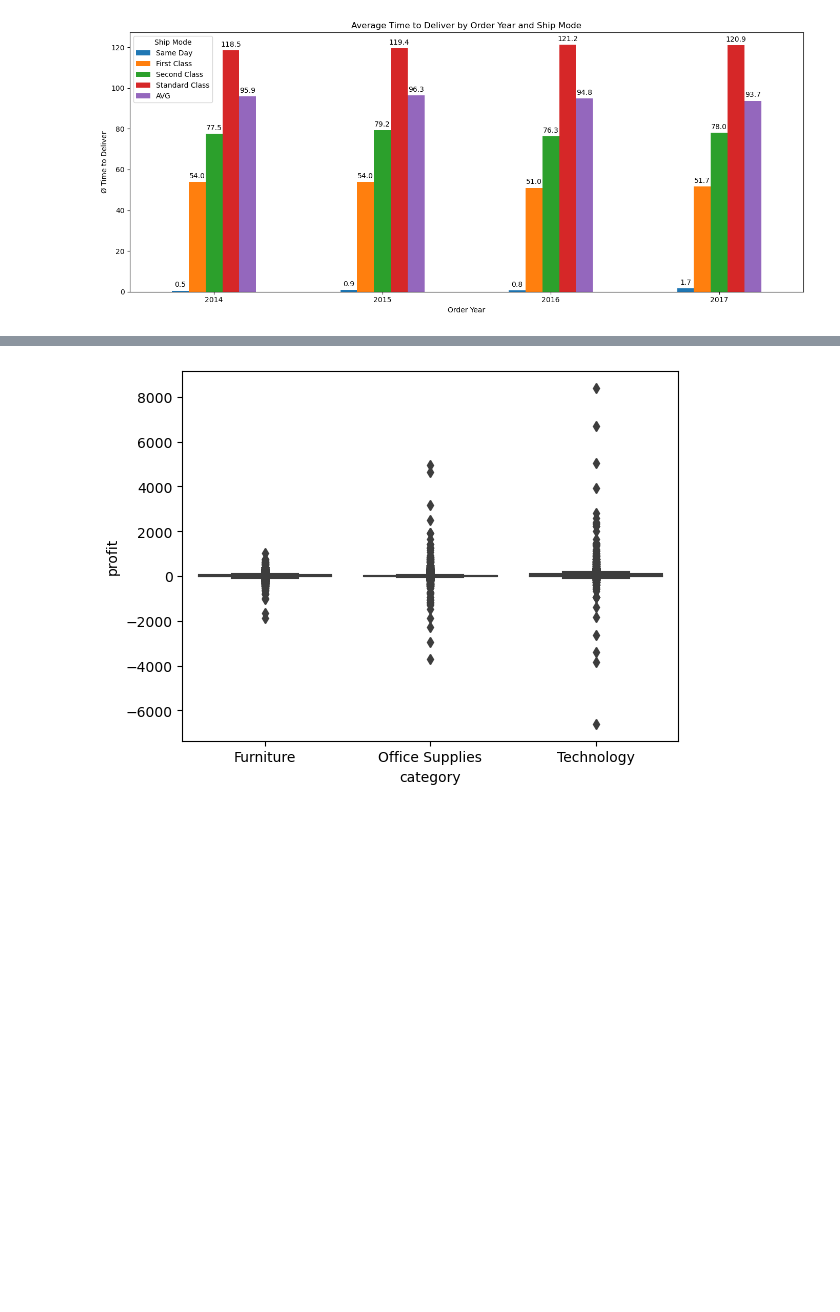
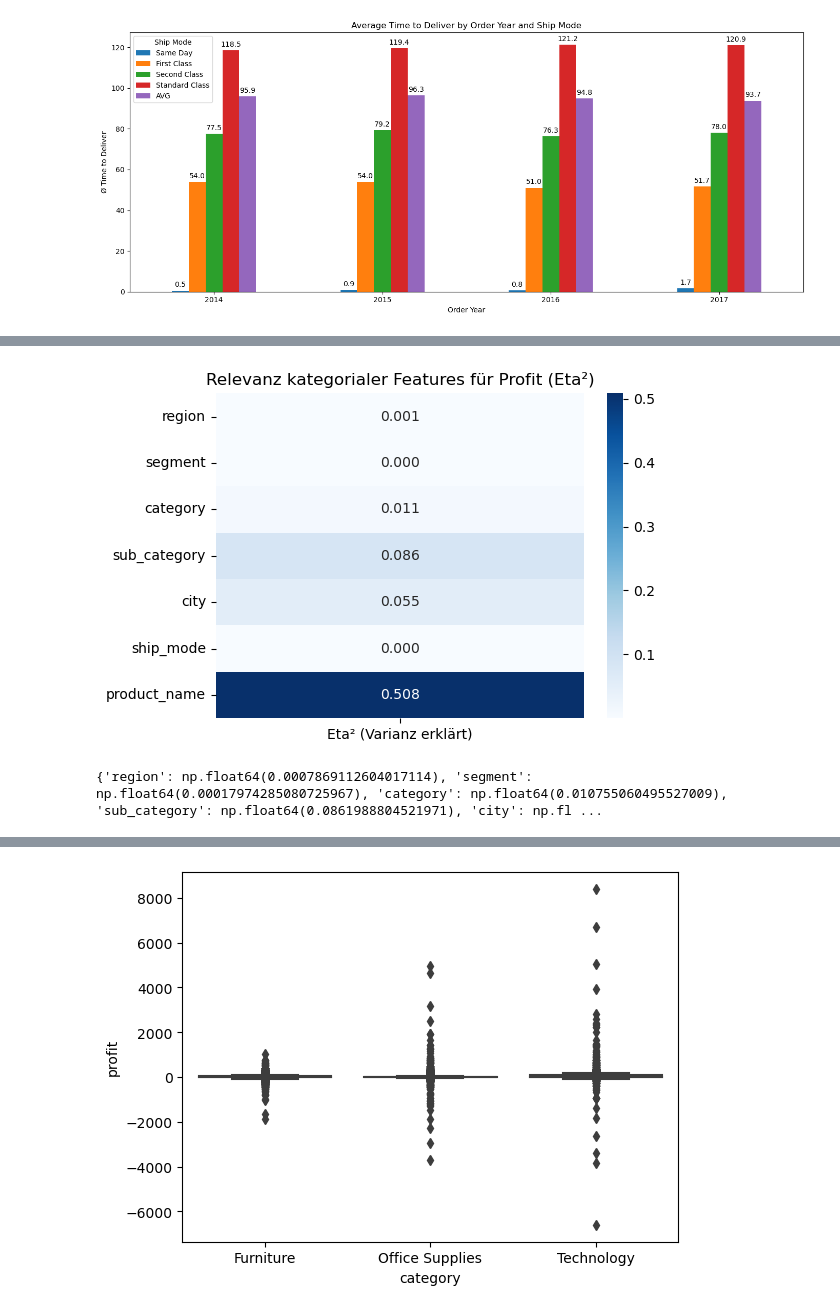
Before and after one commit to justushtr/data_engineering, a Jupyter notebook: test_real_1.ipynb, the cells around one changed output, grey strips where cells are left out. Cells and saved outputs as stored; diff of their text form; code cells hidden in the pictures; blank space fills up the shorter version.

```diff
--- a/test_real_1.ipynb
+++ b/test_real_1.ipynb
@@ -324,0 +239,66 @@ discount - profit: -0.2195
+# %%
+import pandas as pd
+import numpy as np
+import seaborn as sns
+import matplotlib.pyplot as plt
+from scipy import stats
+
+# Funktion zur Berechnung von Eta-Quadrat
+def eta_squared(df, categorical_col, target_col):
+    groups = [
+        df[target_col].values
+        for name, group in df.groupby(categorical_col)
+    ]
+    f_stat, p_val = stats.f_oneway(*groups)
+
+    grand_mean = df[target_col].mean()
+    ss_between = sum(
+        len(group) * (group.mean() - grand_mean) ** 2
+        for name, group in df.groupby(categorical_col)
+        for group in [group[target_col]]
+    )
+    ss_total = sum((df[target_col] - grand_mean) ** 2)
+
+    return ss_between / ss_total
+
+
+# Features testen
+categorical_features = [
+    "region",
+    "segment",
+    "category",
+    "sub_category",
+    "city",
+    "ship_mode",
+    "product_name"
+]
+
+eta_results = {
+    feature: eta_squared(df, feature, "profit")
+    for feature in categorical_features
+}
+
+# DataFrame für Heatmap
+eta_df = pd.DataFrame.from_dict(
+    eta_results,
+    orient="index",
+    columns=["Eta² (Varianz erklärt)"]
+)
+
+# Plot
+plt.figure(figsize=(6, 4))
+sns.heatmap(
+    eta_df,
+    annot=True,
+    fmt=".3f",
+    cmap="Blues",
+    cbar=True
+)
+plt.title("Relevanz kategorialer Features für Profit (Eta²)")
+plt.tight_layout()
+plt.show()
+
+print(eta_results)
+# %% [output]
+[figure, added]
+{'region': np.float64(0.0007869112604017114), 'segment': np.float64(0.00017974285080725967), 'category': np.float64(0.010755060495527009), 'sub_category': np.float64(0.0861988804521971), 'city': np.fl ...
```
Also changed, not shown: parts of 19 cells of this notebook, 2 other files.
